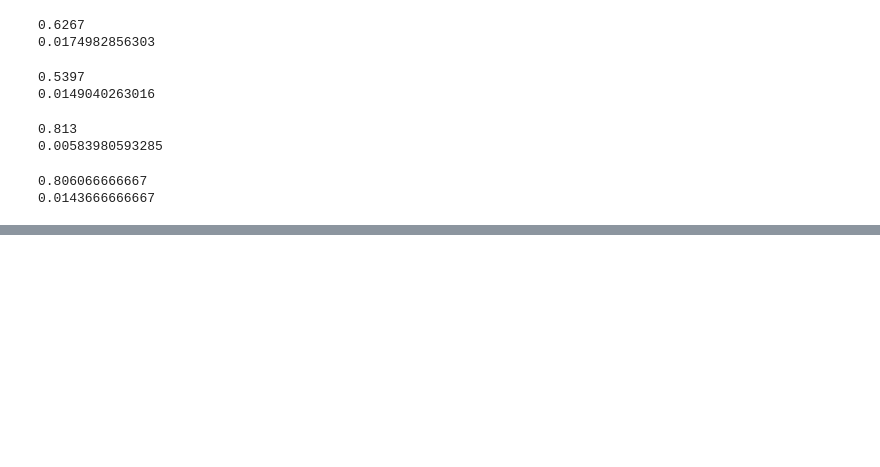
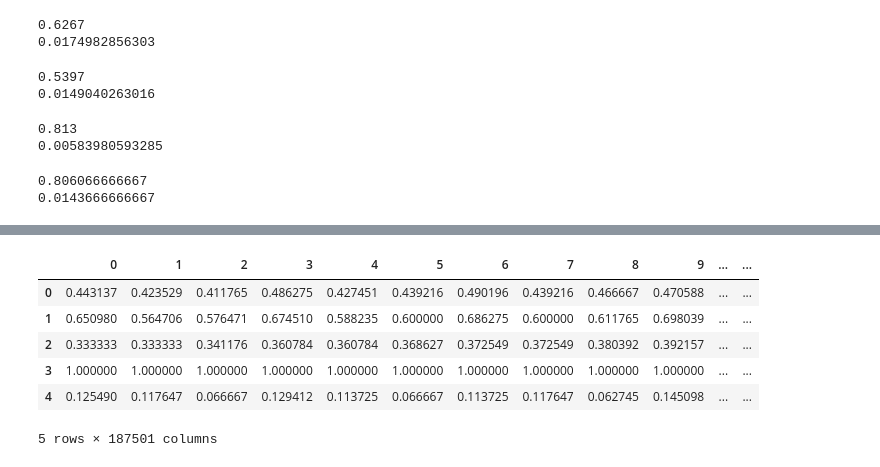
Before and after one commit to johnkmaxi/ProduceClassifier, a Jupyter notebook: MLND Final Project Visualizations and Baseline Classifiers.ipynb, the cells around one changed output, grey strips where cells are left out. Drawn from its saved outputs; the diff is of its cells as text; code cells hidden in the pictures; blank space fills up the shorter version.

```diff
--- a/MLND Final Project Visualizations and Baseline Classifiers.ipynb
+++ b/MLND Final Project Visualizations and Baseline Classifiers.ipynb
@@ -549,0 +699,12 @@ print(sem(cnn4_trials))
+# %%
+traindf = pd.DataFrame((np.asarray(train_list)))
+traindf['Label'] = np.asarray(train_targets)
+traindf.head()
+# %% [output]
+|  | 0 | 1 | 2 | 3 | 4 | 5 | 6 | 7 | 8 | 9 | ... | ... |
+| 0 | 0.443137 | 0.423529 | 0.411765 | 0.486275 | 0.427451 | 0.439216 | 0.490196 | 0.439216 | 0.466667 | 0.470588 | ... | ... |
+| 1 | 0.650980 | 0.564706 | 0.576471 | 0.674510 | 0.588235 | 0.600000 | 0.686275 | 0.600000 | 0.611765 | 0.698039 | ... | ... |
+| 2 | 0.333333 | 0.333333 | 0.341176 | 0.360784 | 0.360784 | 0.368627 | 0.372549 | 0.372549 | 0.380392 | 0.392157 | ... | ... |
+| 3 | 1.000000 | 1.000000 | 1.000000 | 1.000000 | 1.000000 | 1.000000 | 1.000000 | 1.000000 | 1.000000 | 1.000000 | ... | ... |
+| 4 | 0.125490 | 0.117647 | 0.066667 | 0.129412 | 0.113725 | 0.066667 | 0.113725 | 0.117647 | 0.062745 | 0.145098 | ... | ... |
+5 rows × 187501 columns
```
Also changed, not shown: parts of 21 cells of this notebook, 2 other files.
